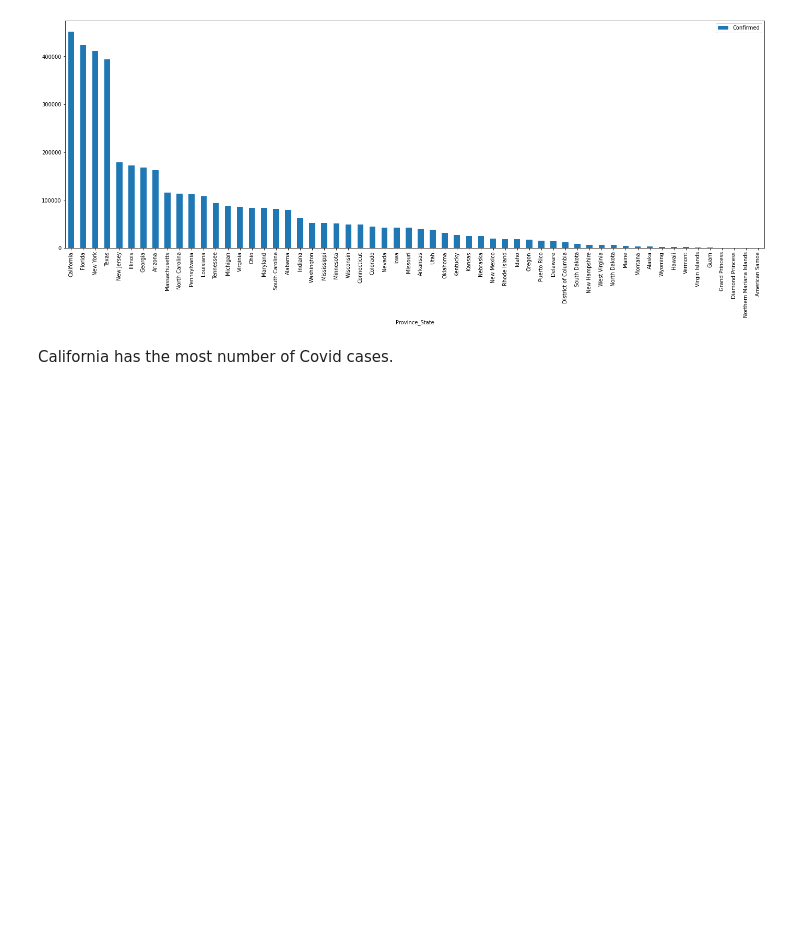
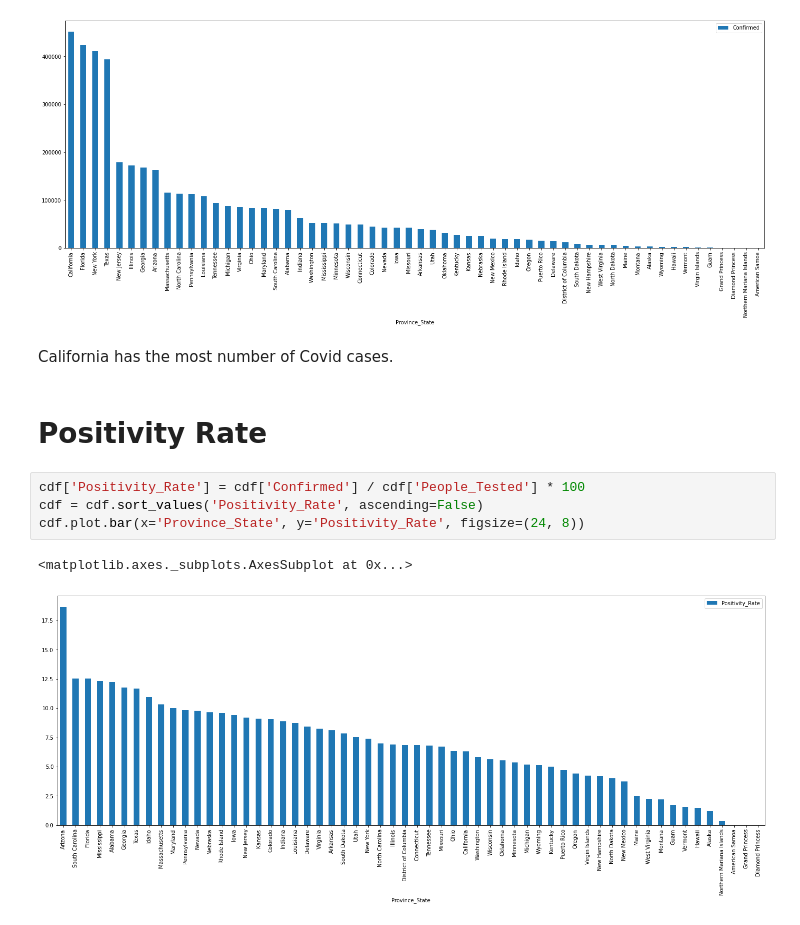
Before and after one commit to github-jupyter/covid, a Jupyter notebook: covid.ipynb, the cells around one changed output. Cells and saved outputs as stored; diff of their text form; blank space fills up the shorter version.

Commit message:
Added Positivity Rate to Covid analysis.

```diff
--- a/covid.ipynb
+++ b/covid.ipynb
@@ -20,3 +20,12 @@ cdf.plot.bar(x='Province_State', y='Confirmed', figsize=(24,8))
 [figure]
 # %% [markdown]
 California has the most number of Covid cases.
+# %% [markdown]
+# Positivity Rate
+# %%
+cdf['Positivity_Rate'] = cdf['Confirmed'] / cdf['People_Tested'] * 100
+cdf = cdf.sort_values('Positivity_Rate', ascending=False)
+cdf.plot.bar(x='Province_State', y='Positivity_Rate', figsize=(24, 8))
+# %% [output]
+<matplotlib.axes._subplots.AxesSubplot at 0x...>
+[figure, added]
```
